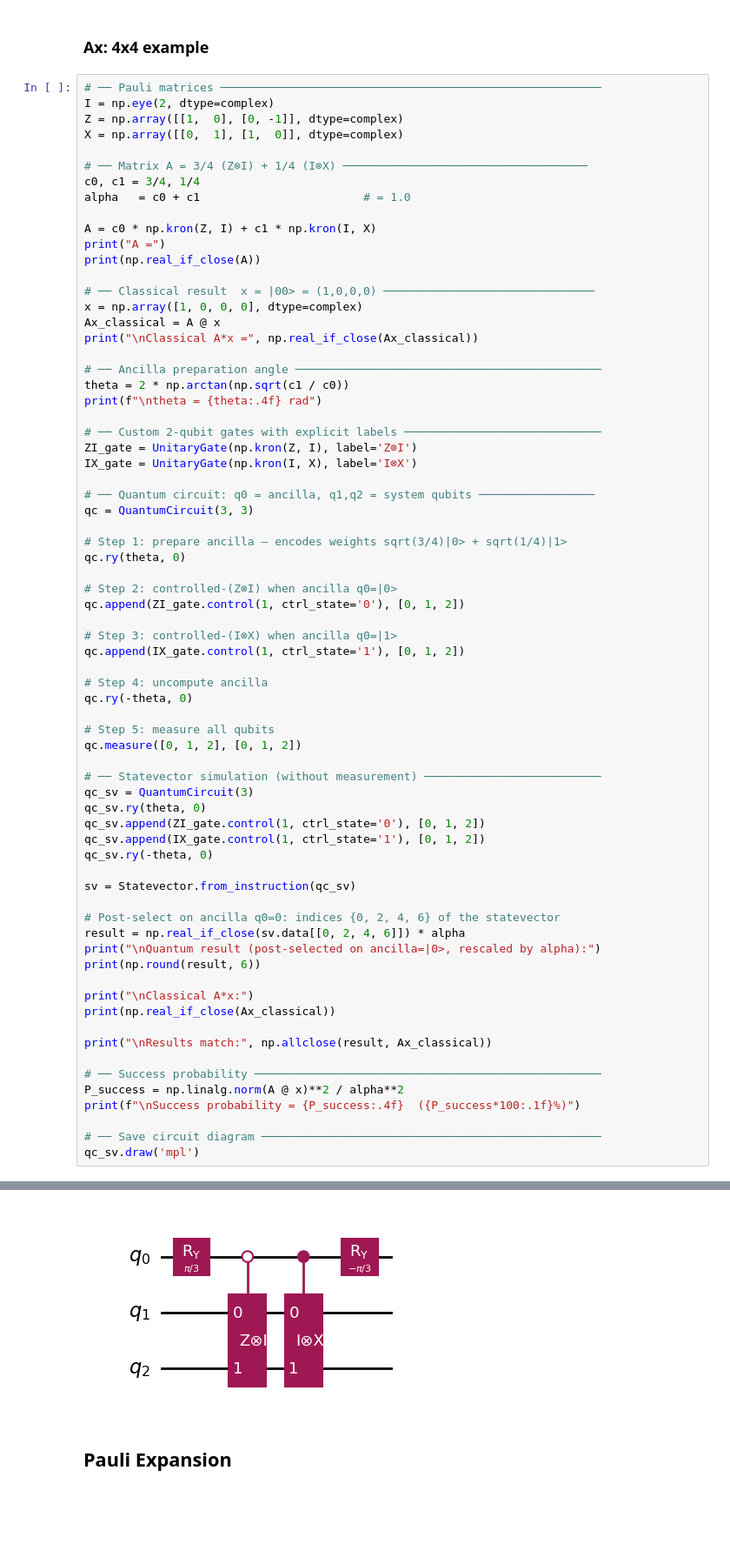
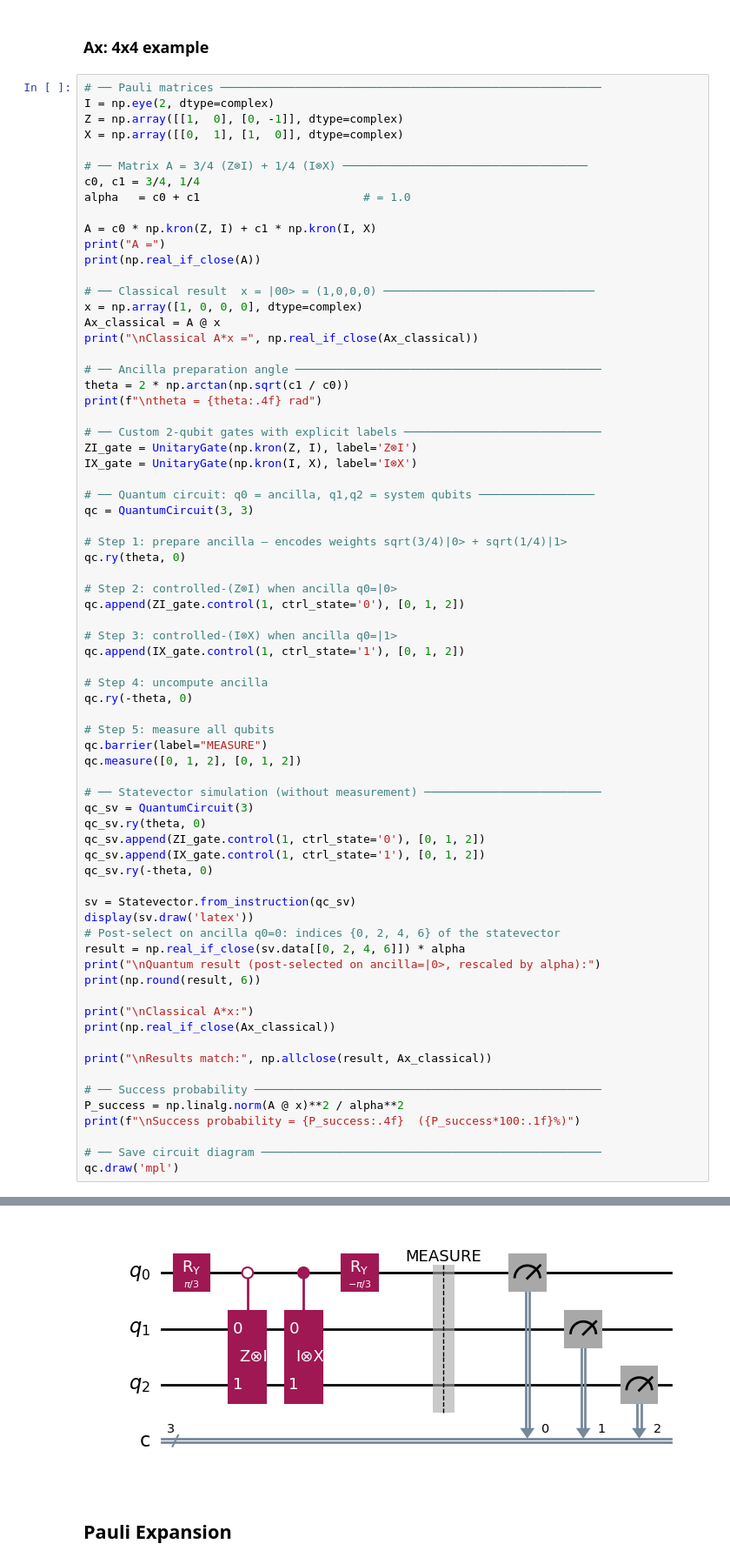
Before and after one commit to UW-ERSL/AppliedQC, a Jupyter notebook: Chapter13_MatrixEncoding_notebook.ipynb, the cells around one changed output, grey strips where cells are left out. Shown at 87% size. Cells and saved outputs as stored; diff of their text form; blank space fills up the shorter version.

```diff
--- a/Chapter13_MatrixEncoding_notebook.ipynb
+++ b/Chapter13_MatrixEncoding_notebook.ipynb
@@ -355,6 +302,7 @@ qc.append(IX_gate.control(1, ctrl_state='1'), [0, 1, 2])
 qc.ry(-theta, 0)
 
 # Step 5: measure all qubits
+qc.barrier(label="MEASURE")
 qc.measure([0, 1, 2], [0, 1, 2])
 
 # ── Statevector simulation (without measurement) ──────────────────────────
@@ -365,7 +313,7 @@ qc_sv.append(IX_gate.control(1, ctrl_state='1'), [0, 1, 2])
 qc_sv.ry(-theta, 0)
 
 sv = Statevector.from_instruction(qc_sv)
-
+display(sv.draw('latex'))
 # Post-select on ancilla q0=0: indices {0, 2, 4, 6} of the statevector
 result = np.real_if_close(sv.data[[0, 2, 4, 6]]) * alpha
 print("\nQuantum result (post-selected on ancilla=|0>, rescaled by alpha):")
@@ -381,7 +329,7 @@ P_success = np.linalg.norm(A @ x)**2 / alpha**2
 print(f"\nSuccess probability = {P_success:.4f}  ({P_success*100:.1f}%)")
 
 # ── Save circuit diagram ──────────────────────────────────────────────────
-qc_sv.draw('mpl')
+qc.draw('mpl')
 # %% [output]
 A =
 [[ 0.75  0.25  0.    0.  ]
@@ -405,4 +353,4 @@ Success probability = 0.6250  (62.5%)
-[figure, old version]
+[figure, new version]
 # %% [markdown]
 ## Pauli Expansion
 # %%
```
Also changed, not shown: parts of 17 cells of this notebook, 3 other files.
